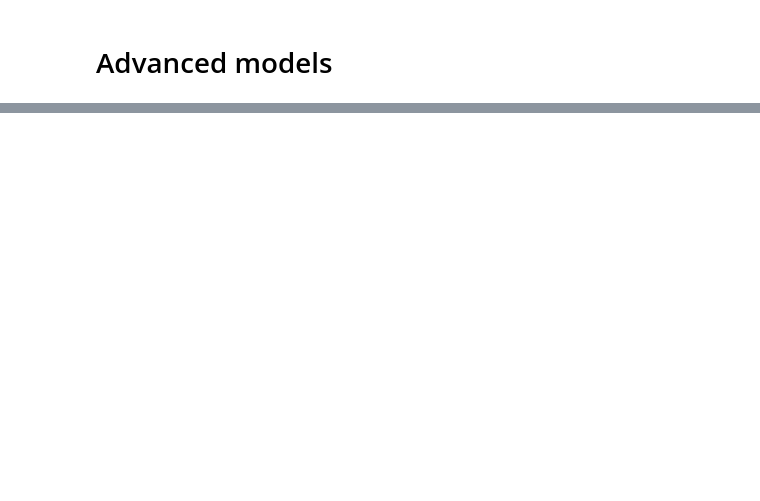
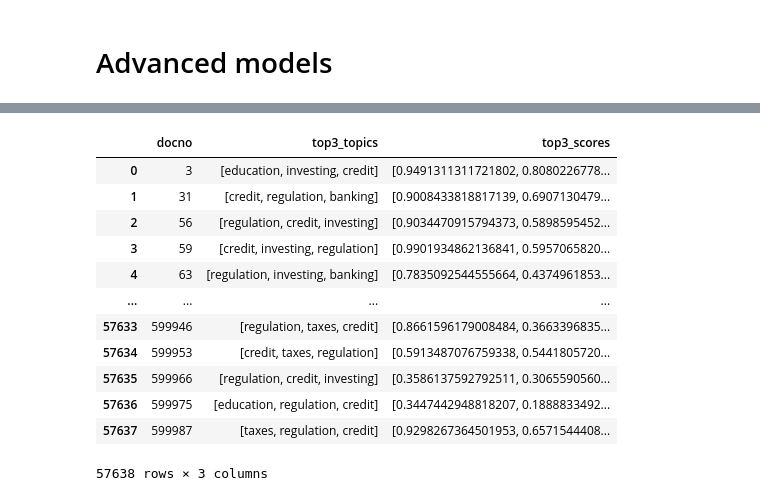
Before and after one commit to mitruho/Financial_search_engine, a Jupyter notebook: search_engine.ipynb, the cells around one changed output, grey strips where cells are left out. Cells and saved outputs as stored; diff of their text form; code cells hidden in the pictures; blank space fills up the shorter version.

```diff
--- a/search_engine.ipynb
+++ b/search_engine.ipynb
@@ -308,0 +430,12 @@ reranker = FlagLLMReranker("BAAI/bge-reranker-v2-gemma", use_fp16=True)
+# %%
+from transformers import AutoTokenizer, AutoModelForTokenClassification
+from transformers import pipeline
+
+tokenizerNER = AutoTokenizer.from_pretrained("dslim/bert-base-NER")
+modelNER = AutoModelForTokenClassification.from_pretrained("dslim/bert-base-NER")
+
+nlp = pipeline("ner", model=modelNER, tokenizer=tokenizerNER)
+example = "My name is Wolfgang and I live in Berlin"
+
+ner_results = nlp(example)
+print(ner_results)
@@ -308,0 +520,3 @@ reranker = FlagLLMReranker("BAAI/bge-reranker-v2-gemma", use_fp16=True)
+# %%
+tags_classifier = pipeline("zero-shot-classification",
+                      model="facebook/bart-large-mnli")
@@ -308,0 +536,4 @@ reranker = FlagLLMReranker("BAAI/bge-reranker-v2-gemma", use_fp16=True)
+# %%
+mnli_topics = ['investing', 'taxes', 'banking', 'education', 'credit', 'regulation']
+sequence_fin_test = "I'm not saying I don't like the idea of on-the-job training too, but you can't expect the company to do that. Training workers is not their job - they're building software. Perhaps educational systems in the U.S. (or their students) should worry a little about getting marketable skills in exchange for their massive investment in education, rather than getting out with thousands in student debt and then complaining that they aren't qualified to do anything."
+tags_classifier(sequence_fin_test, mnli_topics, multi_label=True)
@@ -308,0 +554,61 @@ reranker = FlagLLMReranker("BAAI/bge-reranker-v2-gemma", use_fp16=True)
+# %%
+
+rows_topics = []
+batch_size_topics = 64
+TOPK = 3
+
+topics = mnli_topics  # predefined labels/classes
+
+for batch in iter_batches(dataset.get_corpus_iter(), batch_size=batch_size_topics):
+    if not batch:   # <-- important: skip empty batches
+        continue
+
+    docnos = [d.get("docno") for d in batch]
+    texts  = [d.get("text") for d in batch]
+
+    # Keep only non-empty texts for inference, but remember positions
+    valid = [(i, t) for i, t in enumerate(texts) if isinstance(t, str) and t.strip()]
+    if not valid:
+        # whole batch has empty/missing texts
+        for docno in docnos:
+            rows_topics.append({"docno": docno, "top3_topics": [], "top3_scores": []})
+        continue
+
+    valid_idx, valid_texts = zip(*valid)
+
+    outputs = tags_classifier(list(valid_texts), topics, multi_label=True)
+
+    # HF pipeline returns dict for single input; normalize to list
+    if isinstance(outputs, dict):
+        outputs = [outputs]
+
+    # Build a per-doc default result
+    top_topics = {i: ([], []) for i in range(len(texts))}
+
+    # Fill in results for valid docs
+    for i, out in zip(valid_idx, outputs):
+        labels = out.get("labels", [])
+        scores = out.get("scores", [])
+        top_topics[i] = (labels[:TOPK], scores[:TOPK])
+
+    # Emit rows for the whole batch
+    for i, docno in enumerate(docnos):
+        labs, scs = top_topics[i]
+        rows_topics.append({"docno": docno, "top3_topics": labs, "top3_scores": scs})
+
+df_topics = pd.DataFrame(rows_topics)
+df_topics
+# %% [output]
+|  | docno | top3_topics | top3_scores |
+| 0 | 3 | [education, investing, credit] | [0.9491311311721802, 0.8080226778... |
+| 1 | 31 | [credit, regulation, banking] | [0.9008433818817139, 0.6907130479... |
+| 2 | 56 | [regulation, credit, investing] | [0.9034470915794373, 0.5898595452... |
+| 3 | 59 | [credit, investing, regulation] | [0.9901934862136841, 0.5957065820... |
+| 4 | 63 | [regulation, investing, banking] | [0.7835092544555664, 0.4374961853... |
+| ... | ... | ... | ... |
+| 57633 | 599946 | [regulation, taxes, credit] | [0.8661596179008484, 0.3663396835... |
+| 57634 | 599953 | [credit, taxes, regulation] | [0.5913487076759338, 0.5441805720... |
+| 57635 | 599966 | [regulation, credit, investing] | [0.3586137592792511, 0.3065590560... |
+| 57636 | 599975 | [education, regulation, credit] | [0.3447442948818207, 0.1888833492... |
+| 57637 | 599987 | [taxes, regulation, credit] | [0.9298267364501953, 0.6571544408... |
+57638 rows × 3 columns
```
Also changed, not shown: parts of 31 cells of this notebook, 2 other files.
